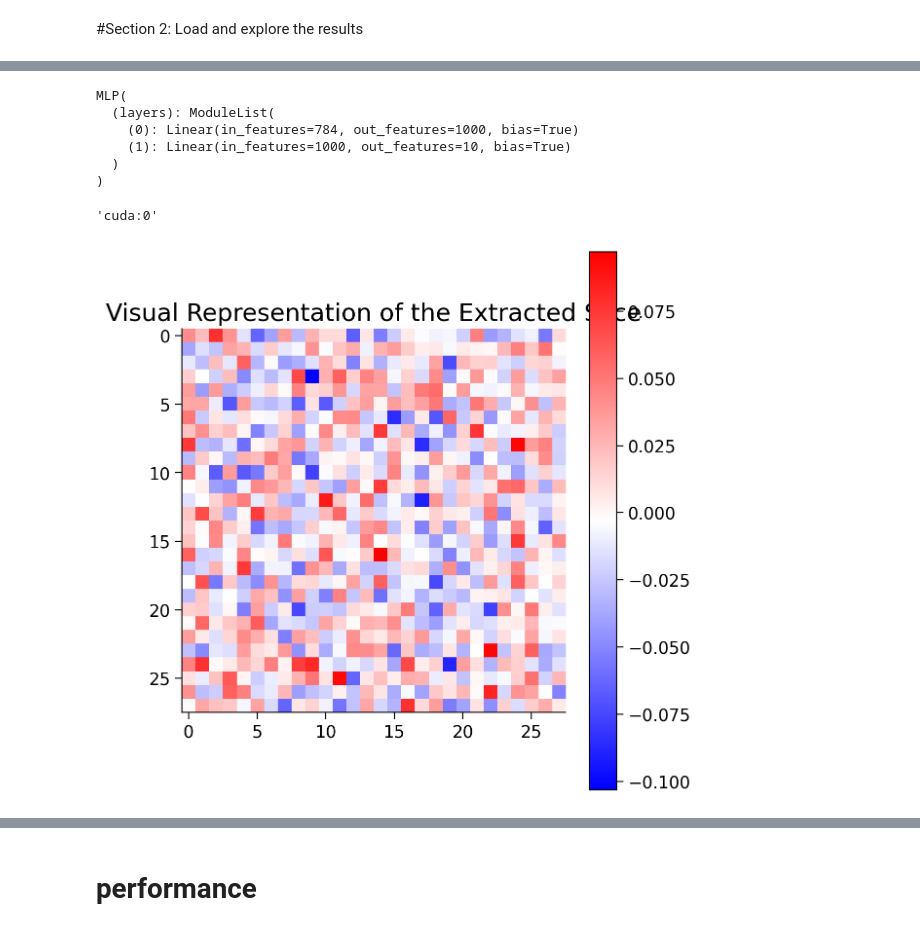
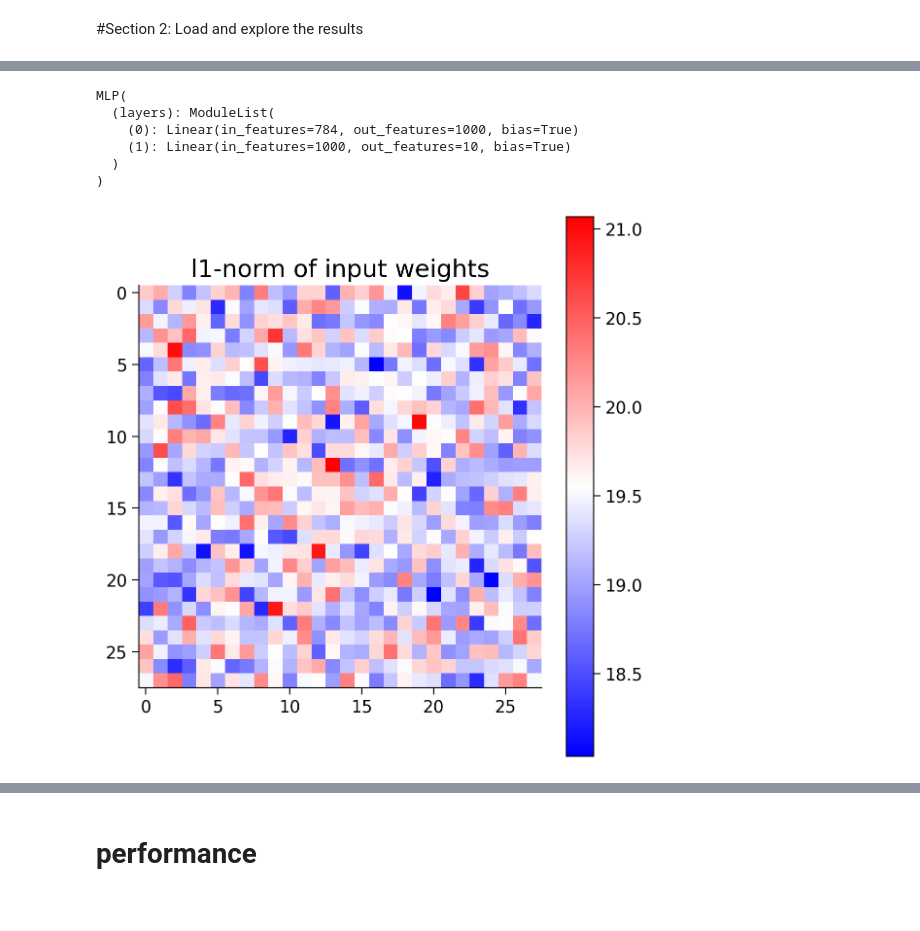
Before and after one commit to cindyhfls/SpatialEmbeddedEquilibriumPropagation_Neuromatch_NeuroAI_TrustworthyHeliotrope, a Jupyter notebook: equilibrium_propagation_toymodel_Tu.ipynb, the cells around one changed output, grey strips where cells are left out. Drawn from its saved outputs; the diff is of its cells as text; code cells hidden in the pictures.

```diff
--- a/equilibrium_propagation_toymodel_Tu.ipynb
+++ b/equilibrium_propagation_toymodel_Tu.ipynb
@@ -459,7 +467,7 @@ We conduct training experiments with this model on varying dataset sizes (10, 10
 # %%
 checkpoint = {}
 # create model
-for model_type in ['restr_hopfield','cond_gaussian']:
+for model_type in [None,'restr_hopfield','cond_gaussian']:
   cfg['energy'] = model_type # None, 'restr_hopfield' or 'cond_gaussian'
   model,c_energy,w_optimizer=create_model(cfg)
   epoch_start = 1
@@ -581,7 +671,7 @@ for model_type in ['restr_hopfield','cond_gaussian']:
 # Load saved checkpoints
 # @title Either load saved checkpoints
 device = 'cuda:0' if torch.cuda.is_available() else 'cpu'
-checkpointfile = 'checkpoint_epoch_8_modelclass_None_seed_2019_N_10000.pth'
+checkpointfile = 'checkpoint_epoch_1_modelclass_None_seed_2019_N_10000.pth'
 #checkpoint = torch.load('checkpoint_restr_hopfield_epoch1.pth')
 checkpoint = torch.load(os.path.join(file_path,checkpointfile),map_location=device)
 cfg = checkpoint['cfg']
@@ -590,7 +680,20 @@ print(model)
 model.load_state_dict(checkpoint['model_state_dict'])
 w_optimizer.load_state_dict(checkpoint['optimizer_state_dict'])
 epoch_start = checkpoint['epoch']
-device
+if cfg["energy"]:
+  train_dict = {'w_optimizer': w_optimizer}
+  test_dict = {'dynamics': cfg['dynamics'], 'fast_init': cfg["fast_ff_init"]}
+  train_model = partial(train.train, **train_dict, **test_dict)
+  test_model = partial(train.test, **test_dict)
+  legend = 'E'
+  layer1_receptivefield = model.W[0].weight.data.cpu().numpy().reshape([28,28,1000])
+else:
+  train_dict = {'optimizer': w_optimizer}
+  test_dict = {'criterion': c_energy}
+  train_model = partial(train.train_backprop, **train_dict, **test_dict)
+  test_model = partial(train.test_backprop, **test_dict)
+  legend = 'loss'
+  layer1_receptivefield = model.layers[0].weight.detach().cpu().numpy().reshape([28,28,1000])
 # %% [output]
 MLP(
   (layers): ModuleList(
@@ -598,4 +701,3 @@ MLP(
     (1): Linear(in_features=1000, out_features=10, bias=True)
   )
 )
-'cuda:0'
@@ -617,10 +704,10 @@ else:
 # %%
-slice_to_plot=layer1_receptivefield[:,:,20]
-# Plotting the slice
+# Plotting the l1-norm of weights from each pixel
 plt.figure(figsize=(6, 6))
+slice_to_plot=np.sum(np.abs(layer1_receptivefield),axis=2)
 plt.imshow(slice_to_plot, cmap='bwr')  # Use grayscale color map
 plt.colorbar()  # Show color bar which maps values to colors
-plt.title('Visual Representation of the Extracted Slice')
+plt.title('l1-norm of input weights')
 plt.show()
 # %% [output]
-[figure, old version]
+[figure, new version]
```
Also changed, not shown: parts of 11 cells of this notebook.
